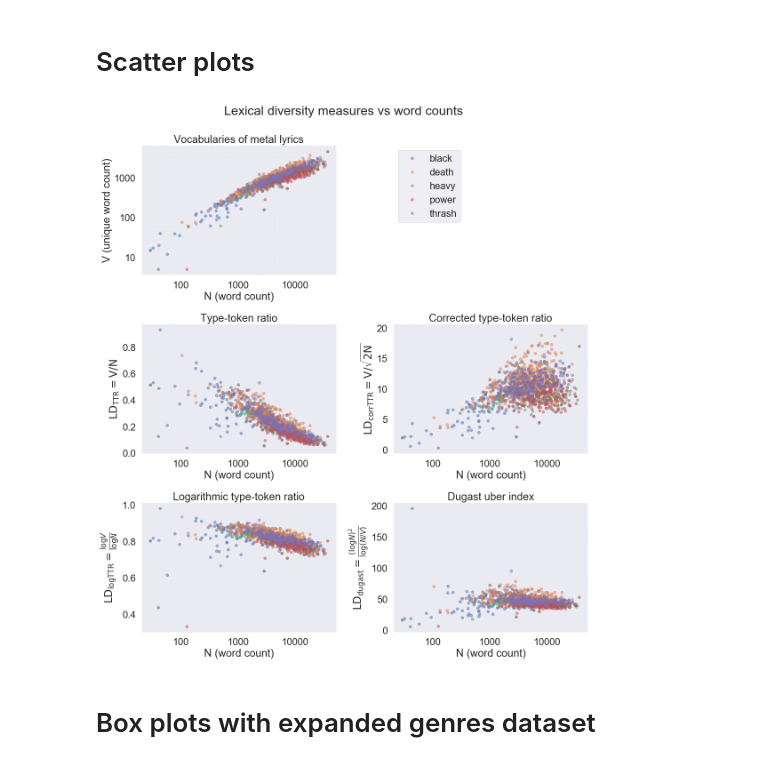
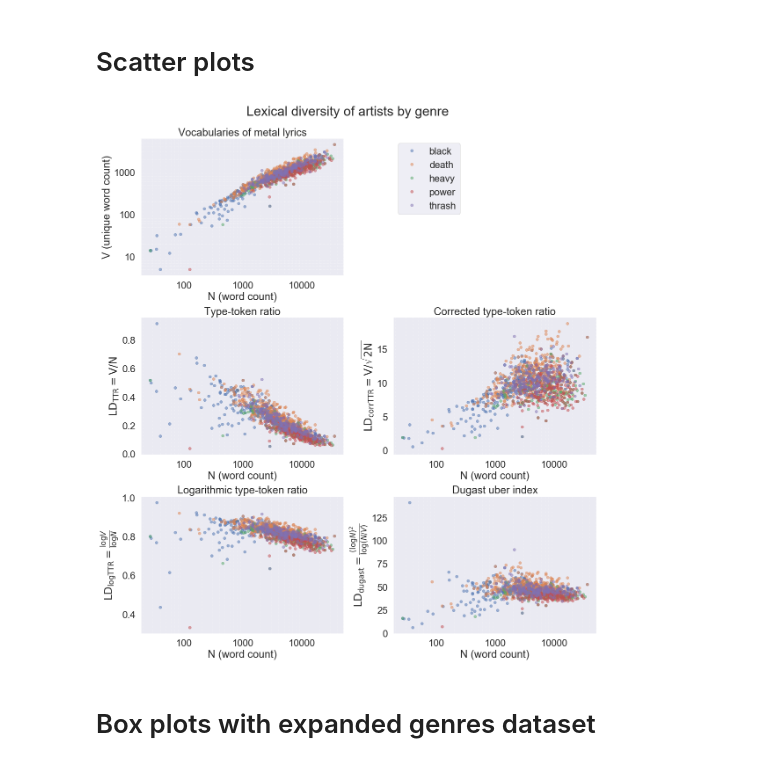
Before and after one commit to pdqnguyen/metallyrics, a Jupyter notebook: lyrics2.ipynb, the cells around one changed output. Drawn from its saved outputs; the diff is of its cells as text; code cells hidden in the pictures.

```diff
--- a/lyrics2.ipynb
+++ b/lyrics2.ipynb
@@ -13,4 +14,0 @@ from nltk.corpus import words as nltk_words
-# %%
-df = pd.read_csv('songs-10pct.csv', low_memory=False)
-genre_cols = [col for col in df.columns if 'genre_' in col]
-genres = [re.sub(r"^genre\_", "", col) for col in genre_cols]
@@ -58,0 +73,6 @@ df_bands['dugast'] = (np.log(N))**2 / (np.log(N) - np.log(V))
+# %%
+df = pd.read_csv('songs-10pct.csv')
+df_bands = get_bands(df)
+df_songs = get_songs(df)
+df_bands = get_lexical_diversity(df_bands)
+df_songs = get_lexical_diversity(df_songs)
@@ -186,85 +241,70 @@ fig.tight_layout(rect=[0, 0, 1, 0.95])
 # %% [markdown]
 # Scatter plots
 # %%
+genres = df_bands.columns[:list(df_bands.columns).index('lyrics')]
+
+def lexical_diversity_scatterplot(col, ax):
+    for genre in genres:
+        subset = df_bands[df_bands[genre] > 0]
+        ax.plot(subset['N'], subset[col], 'o', markeredgewidth=1, alpha=0.5, label=genre)
+    ax.set_xlabel("N (word count)")
+    ax.grid(axis='both', which='major')
+    ax.grid(axis='both', which='minor', ls=':', alpha=0.6)
+    return
+
 fig, axes = plt.subplots(3, 2, figsize=(16, 18))
-fig.suptitle("Lexical diversity measures vs word counts")
+fig.suptitle("Lexical diversity of artists by genre", fontsize=30)
 axes = axes.flatten()
 
 ax = axes[0]
-for genre in genres:
-    df_genre = df_bands[df_bands[genre] == 1]
-    ax.plot(df_genre.N, df_genre.V, 'o', markeredgewidth=1, alpha=0.5, label=genre)
+lexical_diversity_scatterplot('V', ax)
 ax.set_xscale('log')
 ax.set_yscale('log')
 for axis in [ax.xaxis, ax.yaxis]:
     axis.set_major_formatter(ScalarFormatter())
 ax.set_title("Vocabularies of metal lyrics")
-ax.set_xlabel("N (word count)")
 ax.set_ylabel("V (unique word count)")
-ax.grid(axis='both', which='major')
-ax.grid(axis='both', which='minor', ls=':', alpha=0.6)
 
 ax = axes[1]
 ax.axis('off')
 for genre in genres:
-    df_genre = df_bands[df_bands[genre] == 1]
     ax.plot([], [], 'o', markeredgewidth=1, alpha=0.5, label=genre)
 ax.legend(frameon=True, loc='upper left')
 
 ax = axes[2]
-for genre in genres:
-    df_genre = df_bands[df_bands[genre] == 1]
-    ax.plot(df_genre.N, df_genre.TTR, 'o', markeredgewidth=1, alpha=0.5, label=genre)
+lexical_diversity_scatterplot('TTR', ax)
 ax.set_xscale('log')
 for axis in [ax.xaxis, ax.yaxis]:
     axis.set_major_formatter(ScalarFormatter())
 ax.set_title("Type-token ratio")
-ax.set_xlabel("N (word count)")
 ax.set_ylabel("$\mathrm{LD_{TTR} = V/N}$")
-ax.grid(axis='both', which='major')
-ax.grid(axis='both', which='minor', ls=':', alpha=0.6)
 
 ax = axes[3]
-for genre in genres:
-    df_genre = df_bands[df_bands[genre] == 1]
-    ax.plot(df_genre.N, df_genre.corrTTR, 'o', markeredgewidth=1, alpha=0.5, label=genre)
+lexical_diversity_scatterplot('corrTTR', ax)
 ax.set_xscale('log')
 for axis in [ax.xaxis, ax.yaxis]:
     axis.set_major_formatter(ScalarFormatter())
 ax.set_title("Corrected type-token ratio")
-ax.set_xlabel("N (word count)")
 ax.set_ylabel("$\mathrm{LD_{corrTTR} = V/\sqrt{2N}}$")
-ax.grid(axis='both', which='major')
-ax.grid(axis='both', which='minor', ls=':', alpha=0.6)
 
 ax = axes[4]
-for genre in genres:
-    df_genre = df_bands[df_bands[genre] == 1]
-    ax.plot(df_genre.N, df_genre.logTTR, 'o', markeredgewidth=1, alpha=0.5, label=genre)
+lexical_diversity_scatterplot('logTTR', ax)
 ax.set_xscale('log')
 for axis in [ax.xaxis, ax.yaxis]:
     axis.set_major_formatter(ScalarFormatter())
 ax.set_title("Logarithmic type-token ratio")
-ax.set_xlabel("N (word count)")
 ax.set_ylabel(r"$\mathrm{LD_{logTTR}} = \frac{\log V}{\log N}$")
-ax.grid(axis='both', which='major')
-ax.grid(axis='both', which='minor', ls=':', alpha=0.6)
 
 ax = axes[5]
-for genre in genres:
-    df_genre = df_bands[df_bands[genre] == 1]
-    ax.plot(df_genre.N, df_genre.dugast, 'o', markeredgewidth=1, alpha=0.5, label=genre)
+lexical_diversity_scatterplot('dugast', ax)
 ax.set_xscale('log')
 for axis in [ax.xaxis, ax.yaxis]:
     axis.set_major_formatter(ScalarFormatter())
 ax.set_title("Dugast uber index")
-ax.set_xlabel("N (word count)")
 ax.set_ylabel(r"$\mathrm{LD_{dugast}} = \frac{(\log N)^2}{\log(N/V)}$")
-ax.grid(axis='both', which='major')
-ax.grid(axis='both', which='minor', ls=':', alpha=0.6)
 
 fig.tight_layout(rect=[0, 0, 1, 0.95])
 # %% [output]
-[figure, old version]
+[figure, new version]
 # %% [markdown]
 # Box plots with expanded genres dataset
```
Also changed, not shown: parts of 28 cells of this notebook.
